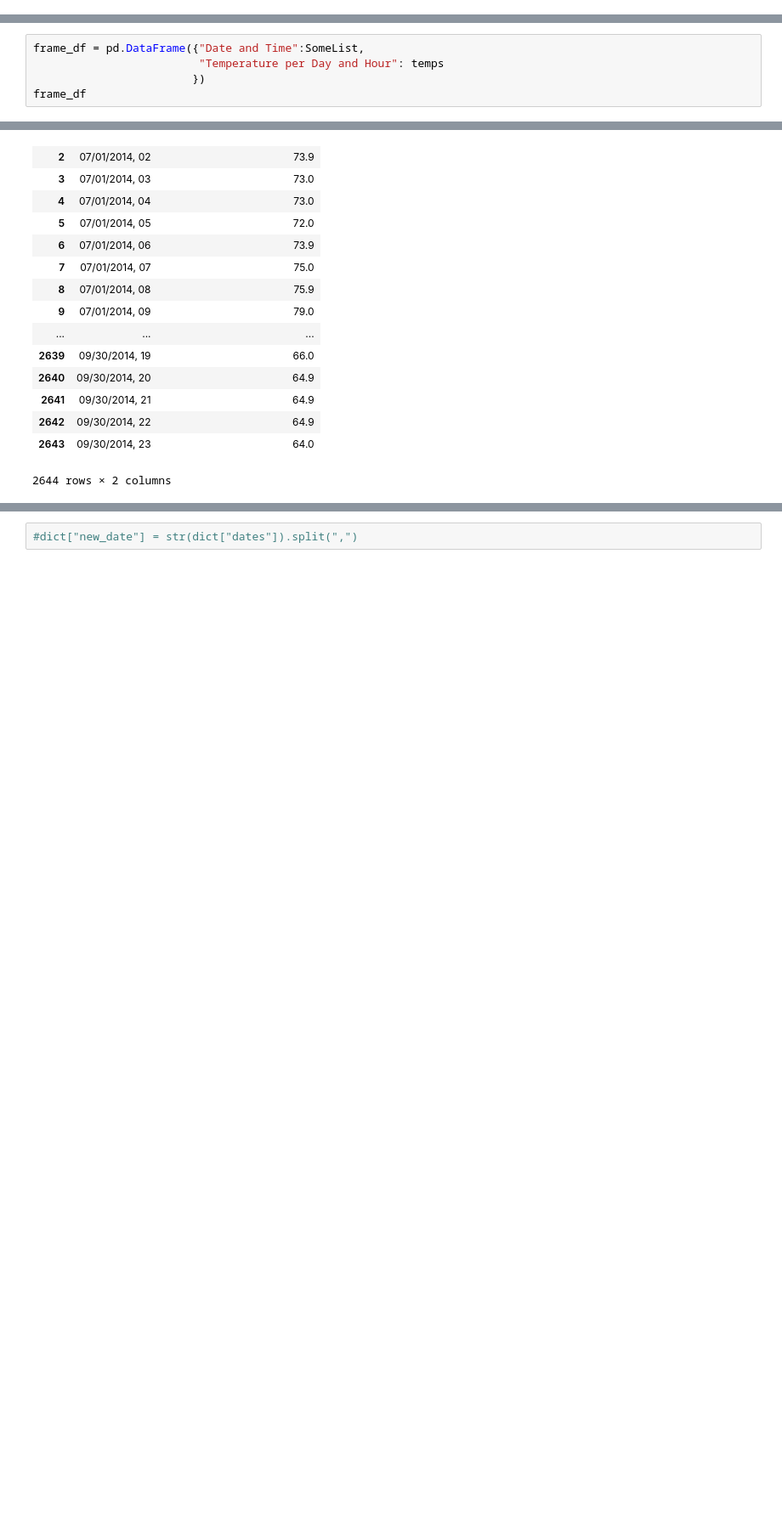
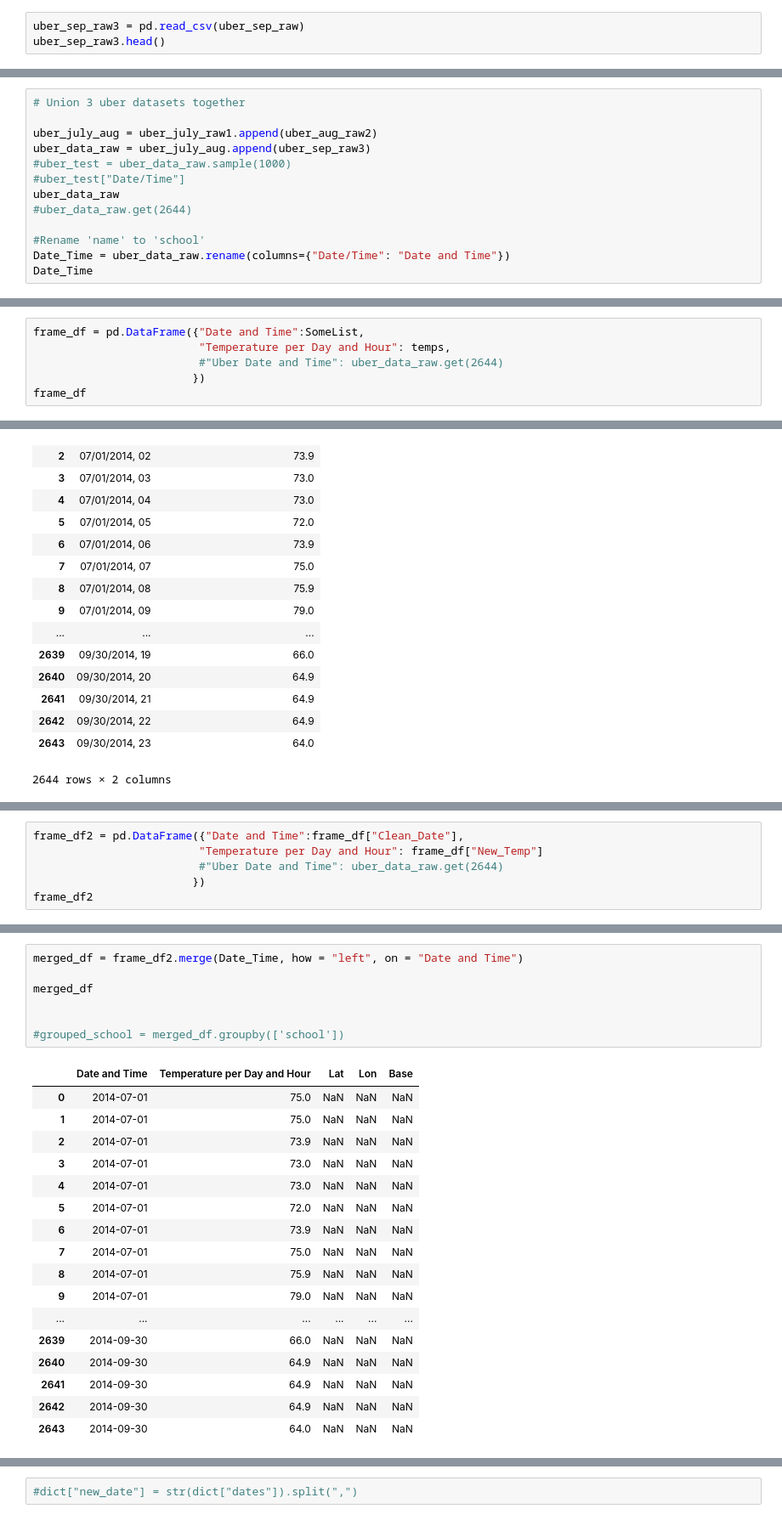
Before and after one commit to blair5431/Project1, a Jupyter notebook: wunderweather+api.ipynb, the cells around one changed output, grey strips where cells are left out. Shown at 85% size. Drawn from its saved outputs; the diff is of its cells as text; blank space fills up the shorter version.

```diff
--- a/wunderweather+api.ipynb
+++ b/wunderweather+api.ipynb
@@ -0,0 +64,3 @@
+# %%
+uber_sep_raw3 = pd.read_csv(uber_sep_raw)
+uber_sep_raw3.head()
@@ -0,0 +74,13 @@
+# %%
+# Union 3 uber datasets together
+
+uber_july_aug = uber_july_raw1.append(uber_aug_raw2)
+uber_data_raw = uber_july_aug.append(uber_sep_raw3)
+#uber_test = uber_data_raw.sample(1000)
+#uber_test["Date/Time"]
+uber_data_raw
+#uber_data_raw.get(2644)
+
+#Rename 'name' to 'school'
+Date_Time = uber_data_raw.rename(columns={"Date/Time": "Date and Time"})
+Date_Time
@@ -90,7 +177,8 @@ print (SomeList)
 ['07/01/2014, 00', '07/01/2014, 01', '07/01/2014, 02', '07/01/2014, 03', '07/01/2014, 04', '07/01/2014, 05', '07/01/2014, 06', '07/01/2014, 07', '07/01/2014, 08', '07/01/2014, 09', '07/01/2014, 10', ' ...
 # %%
 frame_df = pd.DataFrame({"Date and Time":SomeList,
-                         "Temperature per Day and Hour": temps
+                         "Temperature per Day and Hour": temps,
+                         #"Uber Date and Time": uber_data_raw.get(2644)
                         })
 frame_df
 # %% [output]
@@ -141,3 +230,9 @@ Clean_Date
 2014-09-29    72.300000
 2014-09-30    67.510000
 Name: New_Temp, Length: 92, dtype: float64
+# %%
+frame_df2 = pd.DataFrame({"Date and Time":frame_df["Clean_Date"],
+                         "Temperature per Day and Hour": frame_df["New_Temp"]
+                         #"Uber Date and Time": uber_data_raw.get(2644)
+                        })
+frame_df2
@@ -155,0 +268,25 @@ SyntaxError: invalid character in identifier (<ipython-input-45-c722c3b1a9c5>, l
+# %%
+merged_df = frame_df2.merge(Date_Time, how = "left", on = "Date and Time")
+
+merged_df
+
+
+#grouped_school = merged_df.groupby(['school'])
+# %% [output]
+|  | Date and Time | Temperature per Day and Hour | Lat | Lon | Base |
+| 0 | 2014-07-01 | 75.0 | NaN | NaN | NaN |
+| 1 | 2014-07-01 | 75.0 | NaN | NaN | NaN |
+| 2 | 2014-07-01 | 73.9 | NaN | NaN | NaN |
+| 3 | 2014-07-01 | 73.0 | NaN | NaN | NaN |
+| 4 | 2014-07-01 | 73.0 | NaN | NaN | NaN |
+| 5 | 2014-07-01 | 72.0 | NaN | NaN | NaN |
+| 6 | 2014-07-01 | 73.9 | NaN | NaN | NaN |
+| 7 | 2014-07-01 | 75.0 | NaN | NaN | NaN |
+| 8 | 2014-07-01 | 75.9 | NaN | NaN | NaN |
+| 9 | 2014-07-01 | 79.0 | NaN | NaN | NaN |
+| ... | ... | ... | ... | ... | ... |
+| 2639 | 2014-09-30 | 66.0 | NaN | NaN | NaN |
+| 2640 | 2014-09-30 | 64.9 | NaN | NaN | NaN |
+| 2641 | 2014-09-30 | 64.9 | NaN | NaN | NaN |
+| 2642 | 2014-09-30 | 64.9 | NaN | NaN | NaN |
+| 2643 | 2014-09-30 | 64.0 | NaN | NaN | NaN |
```
Also changed, not shown: parts of 22 cells of this notebook.
